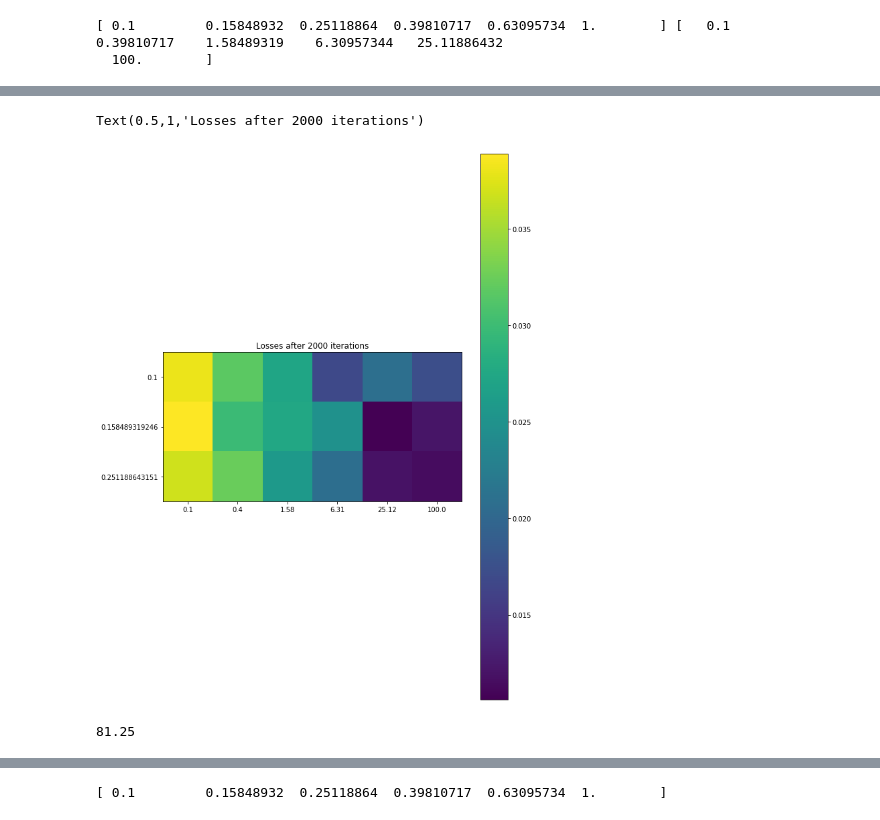
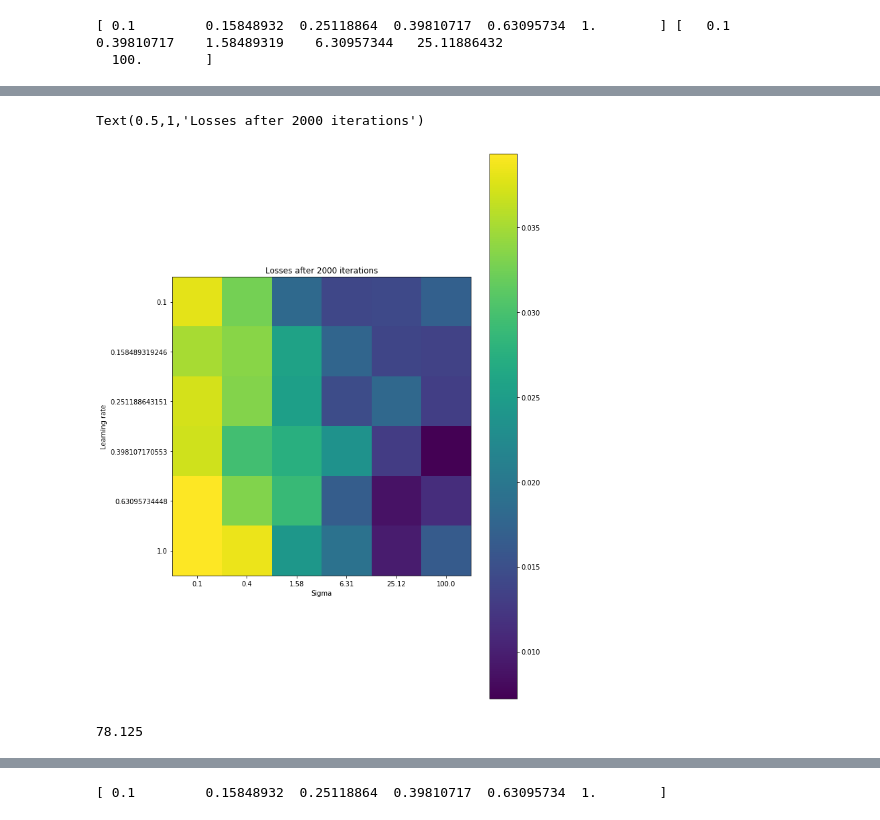
Before and after one commit to prashanth-prakash/deep-rdd, a Jupyter notebook: Analysis.ipynb, the cells around one changed output, grey strips where cells are left out. Saved outputs shown, nothing was run; the diff lists cells and outputs as text; code cells hidden in the pictures.

```diff
--- a/Analysis.ipynb
+++ b/Analysis.ipynb
@@ -7,7 +7,7 @@ M = 1      #Number of repetitions
 N = 2000    #Number of iterations
 batch_size = 32
 
-model_out = './results/valeta_valsigma_spiking_bp_M_%d_N_%d_batchsize_%d.pkl'%(M, N, batch_size)
-results_out = './results/valeta_valsigma_spiking_bp_M_%d_N_%d_batchsize_%d_results.pkl'%(M, N, batch_size)
+model_out = './results/run2_valeta_valsigma_spiking_bp_M_%d_N_%d_batchsize_%d.pkl'%(M, N, batch_size)
+results_out = './results/run2_valeta_valsigma_spiking_bp_M_%d_N_%d_batchsize_%d_results.pkl'%(M, N, batch_size)
 with open(results_out,"rb") as f:
     to_save=pickle.load(f,encoding='latin1')
@@ -72,14 +53,16 @@ plt.show()
 # %%
 plt.figure(figsize = (10,15))
-plt.imshow(to_save['losses'][0][-1][0:3])
+plt.imshow(to_save['losses'][0][-1])
 plt.xticks(np.arange(6),np.round(val_sigma,2))
-plt.yticks(np.arange(3),val_eta[0:3])
+plt.yticks(np.arange(6),val_eta)
+plt.xlabel("Sigma")
+plt.ylabel("Learning rate")
 plt.colorbar()
 plt.title("Losses after 2000 iterations")
 # %% [output]
 Text(0.5,1,'Losses after 2000 iterations')
-[figure, old version]
+[figure, new version]
 # %%
  (to_save['accs'][0][0:1999][1998][0,0])
 # %% [output]
-81.25
+78.125
```
Also changed, not shown: parts of 9 cells of this notebook, 5 other files.
